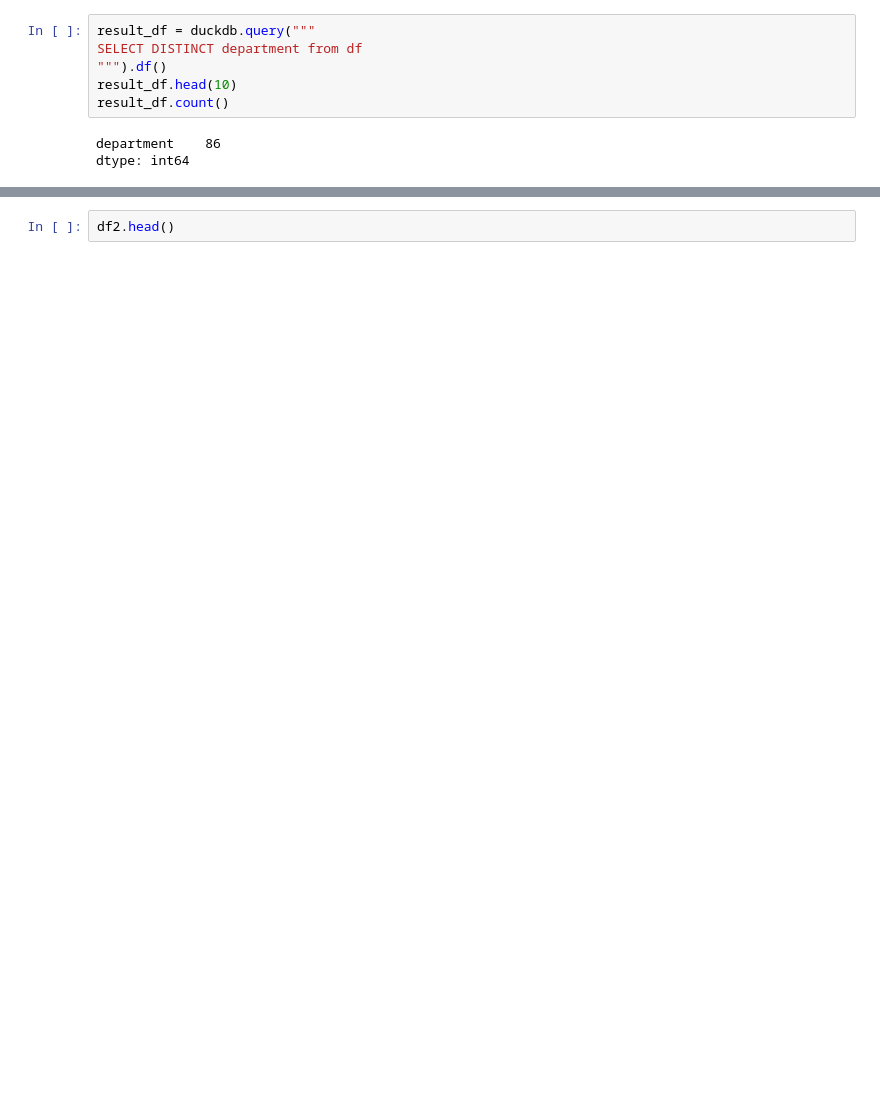
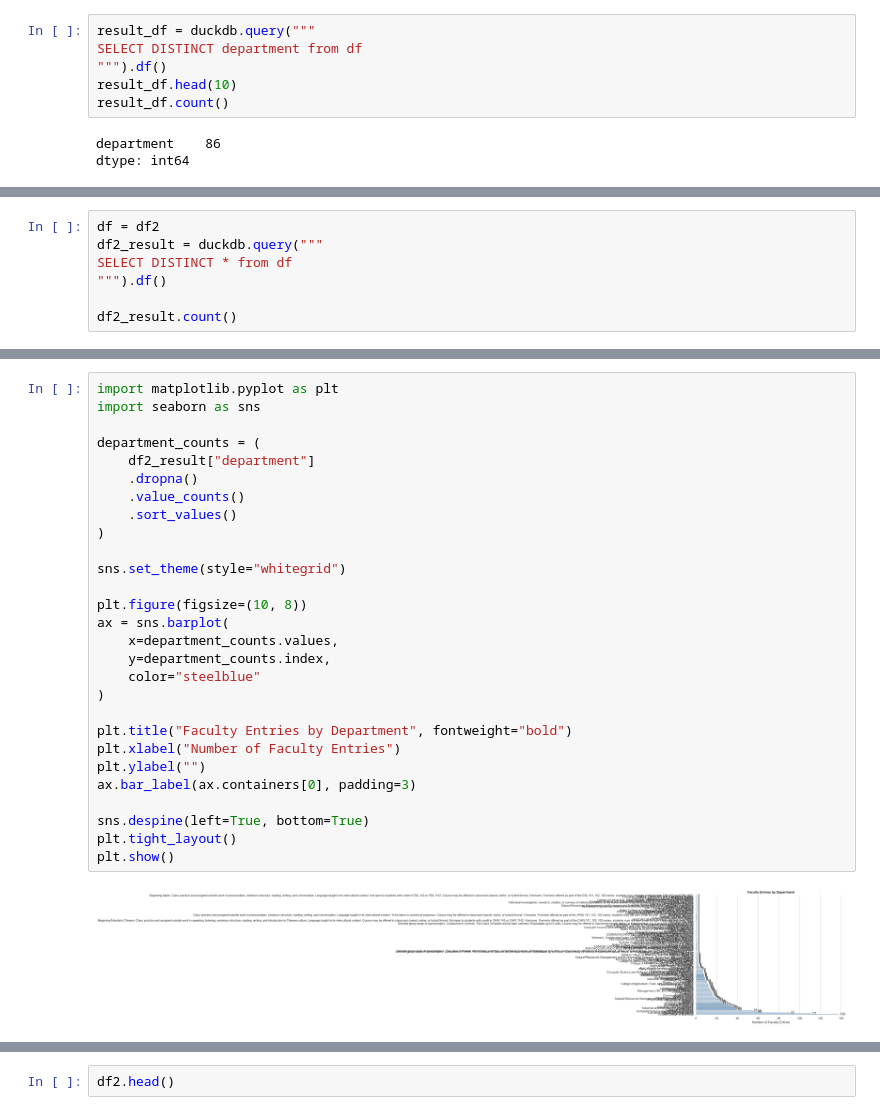
Before and after one commit to CSC4693-Fall-2026/CSC4693, a Jupyter notebook: Faculty/initial_exploration.ipynb, the cells around one changed output, grey strips where cells are left out. Cells and saved outputs as stored; diff of their text form; blank space fills up the shorter version.

```diff
--- a/Faculty/initial_exploration.ipynb
+++ b/Faculty/initial_exploration.ipynb
@@ -169,0 +167,7 @@ dtype: int64
+# %%
+df = df2
+df2_result = duckdb.query("""
+SELECT DISTINCT * from df
+""").df()
+
+df2_result.count()
@@ -170 +187,31 @@ dtype: int64
+# %%
+import matplotlib.pyplot as plt
+import seaborn as sns
+
+department_counts = (
+    df2_result["department"]
+    .dropna()
+    .value_counts()
+    .sort_values()
+)
+
+sns.set_theme(style="whitegrid")
+
+plt.figure(figsize=(10, 8))
+ax = sns.barplot(
+    x=department_counts.values,
+    y=department_counts.index,
+    color="steelblue"
+)
+
+plt.title("Faculty Entries by Department", fontweight="bold")
+plt.xlabel("Number of Faculty Entries")
+plt.ylabel("")
+ax.bar_label(ax.containers[0], padding=3)
+
+sns.despine(left=True, bottom=True)
+plt.tight_layout()
+plt.show()
+# %% [output]
+[figure, added]
 # %%
```
Also changed, not shown: parts of 4 cells of this notebook.
